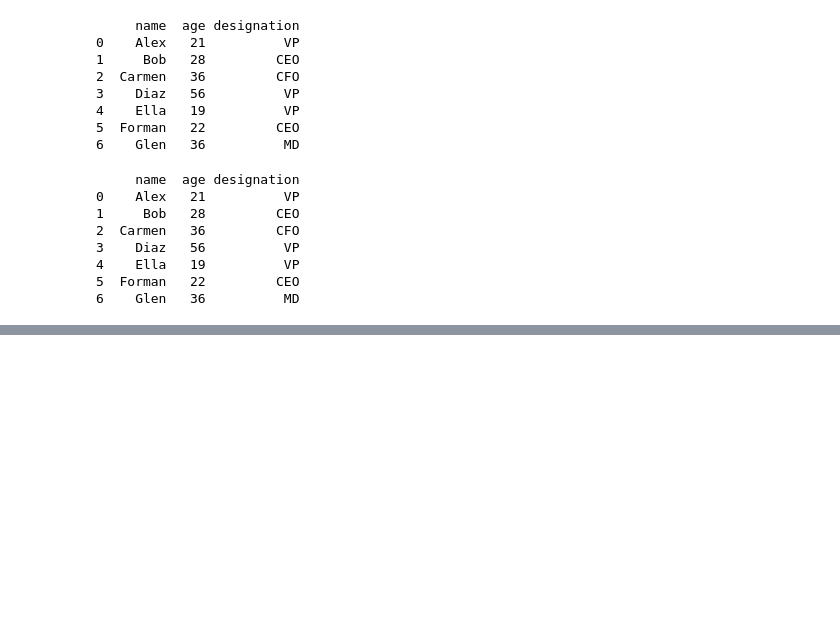
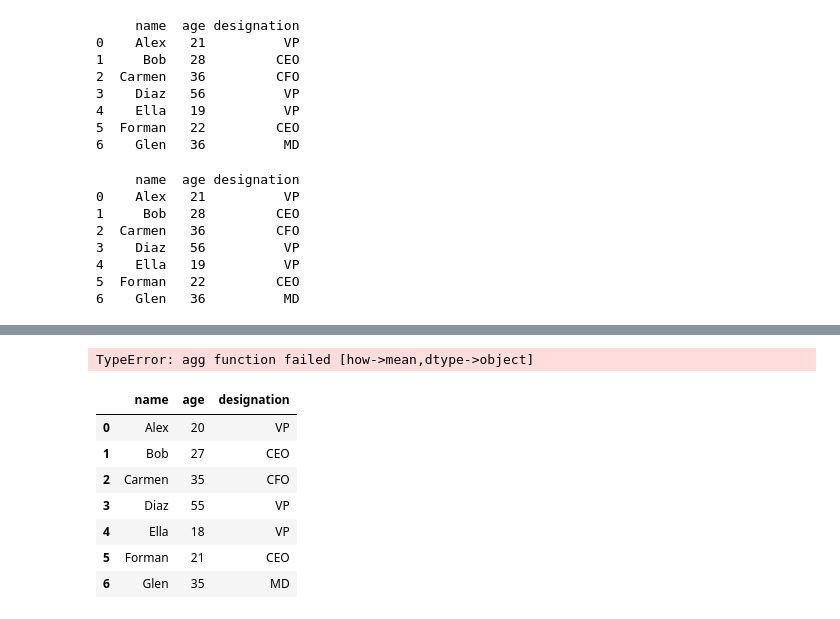
Before and after one commit to NikitaKozlov3412/MyProjectsAndGames, a Jupyter notebook: Stepik_lesson_6_8 pandas-100 (задачи 11-20).ipynb, the cells around one changed output, grey strips where cells are left out. Cells and saved outputs as stored; diff of their text form; code cells hidden in the pictures; blank space fills up the shorter version.

```diff
--- a/Stepik_lesson_6_8 pandas-100 (задачи 11-20).ipynb
+++ b/Stepik_lesson_6_8 pandas-100 (задачи 11-20).ipynb
@@ -294,0 +445,74 @@ print(df)
+# %%
+# Почему-то в СТепике правильный ответ такой, хотя у меня не работает:
+print(df.groupby(by = group_by).mean()['age'])
+# %% [output]
+TypeError: agg function failed [how->mean,dtype->object]
+# %%
+# Шаг 6_8_9
+
+# 16
+
+# Переменная df содержит DataFrame.
+
+# • new_index - индекс для строки, которую надо добавить
+# • new_data - значения для строки, которую надо добавить
+# • del_index - индекс строки, которую надо удалить
+
+# Добавьте новую строку (с индексом new_index и значениями new_data) и удалите одну из старых (del_index)
+
+# Выведите df на печать.
+
+# Sample Input 1:
+df = pd.DataFrame({'animal': ['cat', 'cat', 'snake', 'dog', 'dog', 'cat', 'snake', 'cat', 'dog', 'dog'],
+                   'age': [2.5, 3, 0.5, np.nan, 5, 2, 4.5, np.nan, 7, 3],
+                   'name': ['Murzik', 'Pushok', 'Kaa', 'Bobik', 'Strelka', 'Vaska', 'Kaa2', 'Murka', 'Graf', 'Muhtar'],
+                   'visits': [1, 3, 2, 3, 2, 3, 1, 1, 2, 1],
+                   'priority': ['yes', 'yes', 'no', 'yes', 'no', 'no', 'yes', 'no', 'no', 'no']},
+                  index=['a', 'b', 'c', 'd', 'e', 'f', 'g', 'h', 'i', 'j'])
+
+new_index = "k"
+new_data = [5.5, "dog", "Belka", "no", 2]
+del_index = "f"
+
+# Sample Output 1:
+#   animal  age    name visits priority
+# a    cat  2.5  Murzik      1      yes
+# b    cat  3.0  Pushok      3      yes
+# c  snake  0.5     Kaa      2       no
+# d    dog  NaN   Bobik      3      yes
+# e    dog  5.0 Strelka      2       no
+# g  snake  4.5    Kaa2      1       no
+# h    cat  NaN   Murka      1      yes
+# i    dog  7.0    Graf      2       no
+# j    dog  3.0  Muhtar      1       no
+# k    dog  5.5   Belka      2       no
+
+# Sample Input 2:
+
+df = pd.DataFrame({'name' : ["Alex", "Bob", "Carmen", "Diaz", "Ella","Forman", "Glen"],
+                   'age' : [20, 27, 35, 55, 18, 21, 35],
+                   'designation': ["VP", "CEO", "CFO", "VP", "VP", "CEO", "MD"]})
+new_index = 42
+new_data = [33, "MD", "Aleksey"]
+del_index = 3
+
+# Sample Output 2:
+#       name  age designation
+# 0     Alex   20          VP
+# 1      Bob   27         CEO
+# 2   Carmen   35         CFO
+# 4     Ella   18          VP
+# 5   Forman   21         CEO
+# 6     Glen   35          MD
+# 42  Aleksey   33          MD
+
+df
+# %% [output]
+|  | name | age | designation |
+| 0 | Alex | 20 | VP |
+| 1 | Bob | 27 | CEO |
+| 2 | Carmen | 35 | CFO |
+| 3 | Diaz | 55 | VP |
+| 4 | Ella | 18 | VP |
+| 5 | Forman | 21 | CEO |
+| 6 | Glen | 35 | MD |
```
Also changed, not shown: parts of 12 cells of this notebook.
